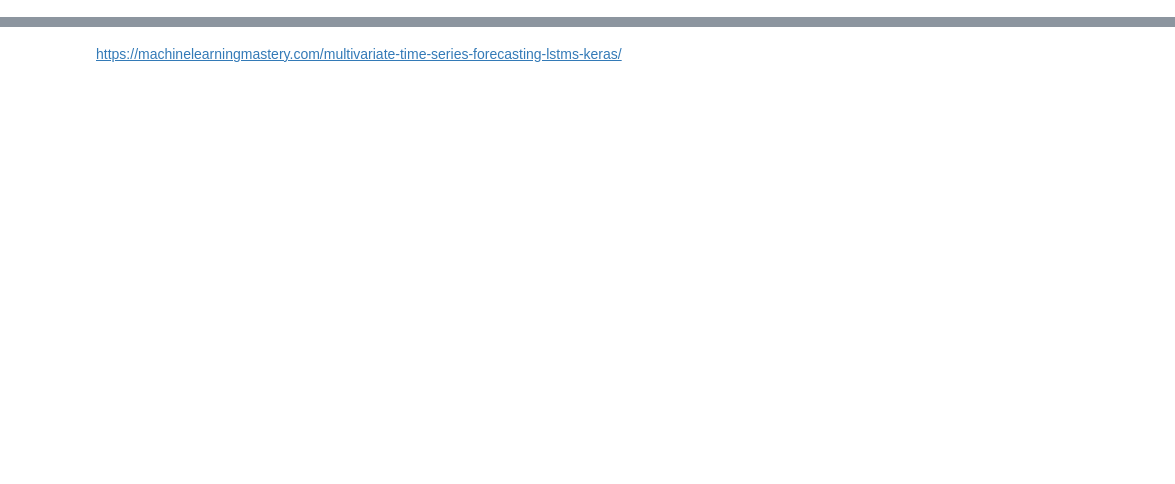
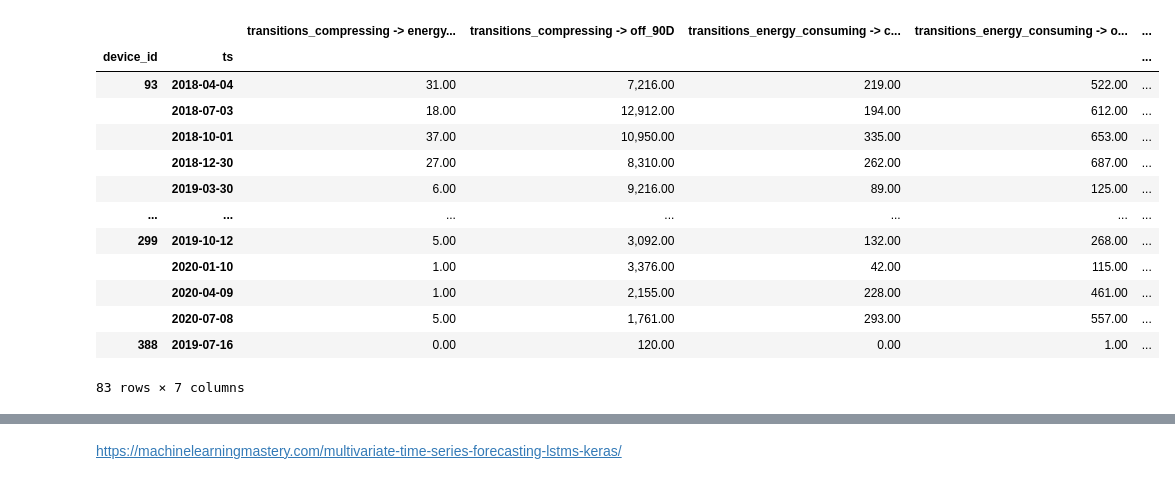
Before and after one commit to ElisarGstat/EcoplantActivationPaterens, a Jupyter notebook: embeding_sec2min.ipynb, the cells around one changed output, grey strips where cells are left out. Cells and saved outputs as stored; diff of their text form; code cells hidden in the pictures; blank space fills up the shorter version.

```diff
--- a/embeding_sec2min.ipynb
+++ b/embeding_sec2min.ipynb
@@ -79,0 +202,17 @@ print(f'{len(df.index.drop_duplicates())}, {len(df.index)}')
+# %%
+pd.get_dummies(df[['transitions']], dummy_na=False).reset_index().set_index('ts').groupby('device_id').resample(period).sum().drop('device_id', axis=1).fillna(0).add_suffix(f'_{period}')
+# %% [output]
+|  |  | transitions_compressing -> energy... | transitions_compressing -> off_90D | transitions_energy_consuming -> c... | transitions_energy_consuming -> o... | ... |
+| device_id | ts |  |  |  |  | ... |
+| 93 | 2018-04-04 | 31.00 | 7,216.00 | 219.00 | 522.00 | ... |
+|  | 2018-07-03 | 18.00 | 12,912.00 | 194.00 | 612.00 | ... |
+|  | 2018-10-01 | 37.00 | 10,950.00 | 335.00 | 653.00 | ... |
+|  | 2018-12-30 | 27.00 | 8,310.00 | 262.00 | 687.00 | ... |
+|  | 2019-03-30 | 6.00 | 9,216.00 | 89.00 | 125.00 | ... |
+| ... | ... | ... | ... | ... | ... | ... |
+| 299 | 2019-10-12 | 5.00 | 3,092.00 | 132.00 | 268.00 | ... |
+|  | 2020-01-10 | 1.00 | 3,376.00 | 42.00 | 115.00 | ... |
+|  | 2020-04-09 | 1.00 | 2,155.00 | 228.00 | 461.00 | ... |
+|  | 2020-07-08 | 5.00 | 1,761.00 | 293.00 | 557.00 | ... |
+| 388 | 2019-07-16 | 0.00 | 120.00 | 0.00 | 1.00 | ... |
+83 rows × 7 columns
```
Also changed, not shown: parts of 108 cells of this notebook, 1 other file.
